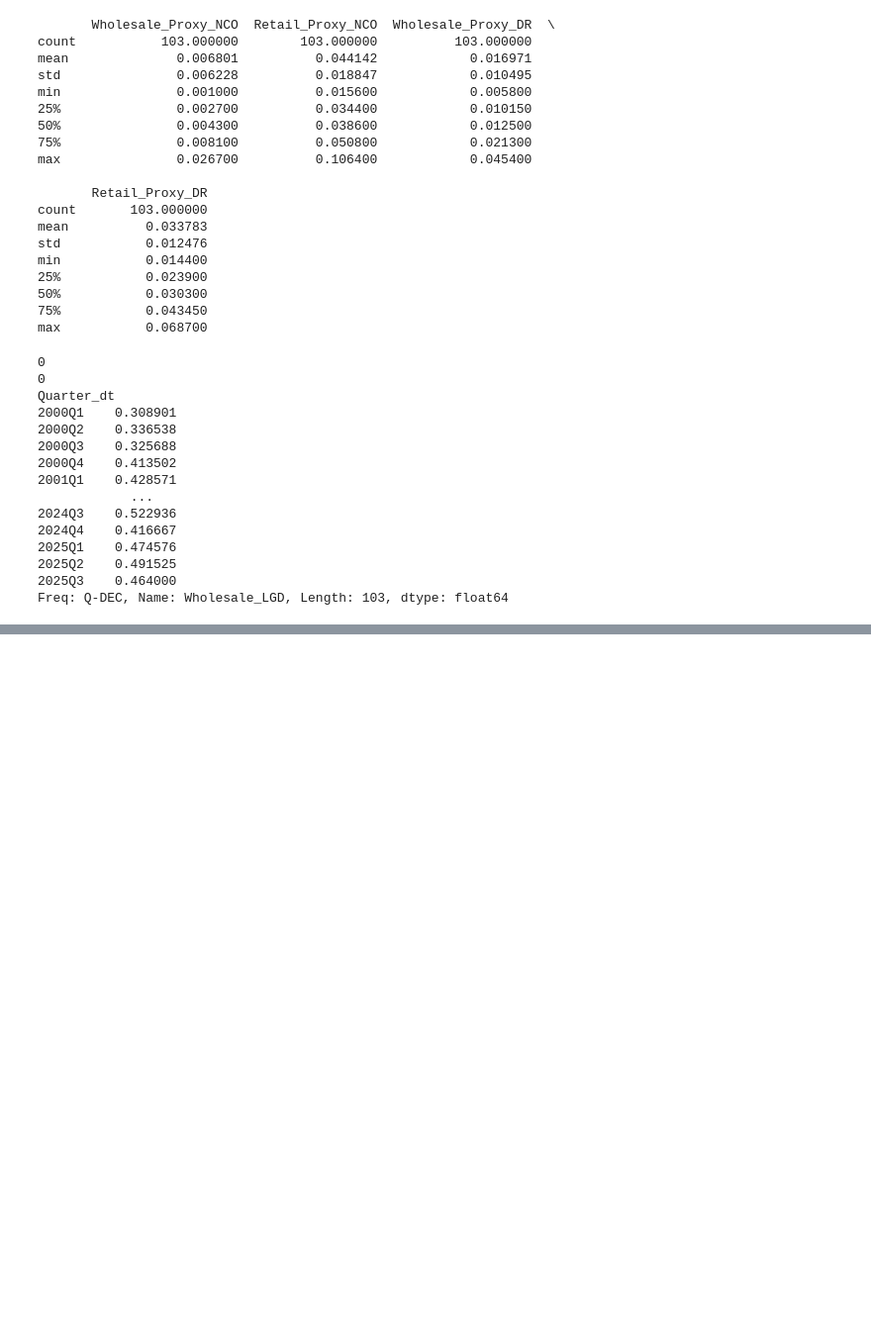
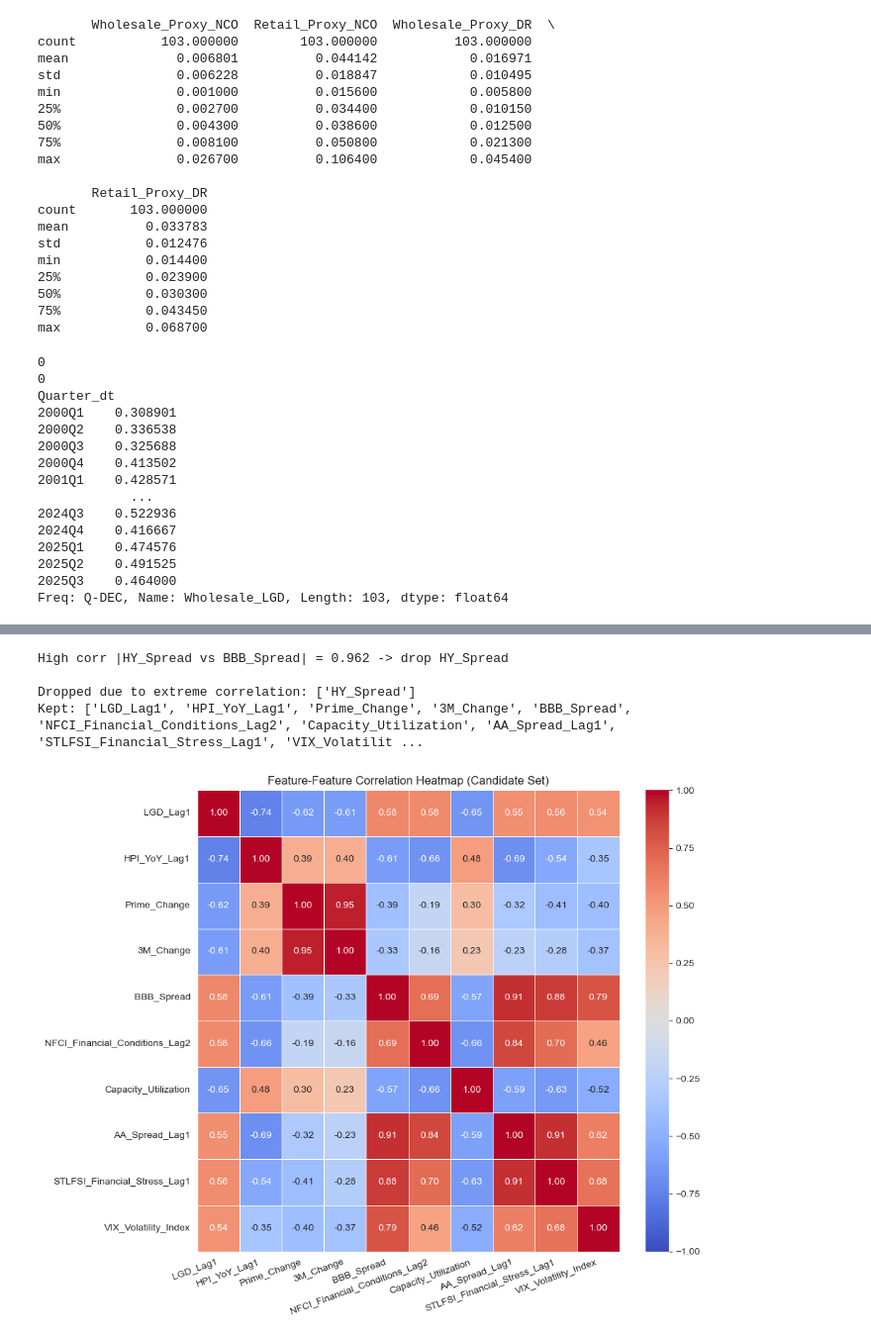
Before and after one commit to sohamjoshi1998/fim601-ccar, a Jupyter notebook: lgd_wholesale_model.ipynb, the cells around one changed output, grey strips where cells are left out. Shown at 99% size. Cells and saved outputs as stored; diff of their text form; code cells hidden in the pictures; blank space fills up the shorter version.

```diff
--- a/lgd_wholesale_model.ipynb
+++ b/lgd_wholesale_model.ipynb
@@ -158,0 +214,77 @@ plt.show()
+# %%
+def drop_high_corr_features(df, cols, threshold=0.95, prefer_keep=None, verbose=False):
+    """
+    Drop one feature from any pair with |corr| > threshold.
+    prefer_keep: set/list of column names you prefer to keep if conflict.
+    """
+    prefer_keep = set(prefer_keep or [])
+    X = df[cols].dropna()
+    corr = X.corr().abs()
+
+    to_drop = set()
+    cols_order = list(corr.columns)
+
+    for i in range(len(cols_order)):
+        for j in range(i+1, len(cols_order)):
+            a, b = cols_order[i], cols_order[j]
+            if corr.loc[a, b] > threshold:
+
+                if a in prefer_keep and b not in prefer_keep:
+                    drop = b
+                elif b in prefer_keep and a not in prefer_keep:
+                    drop = a
+                else:
+                    drop = b
+
+                to_drop.add(drop)
+
+                if verbose:
+                    print(f"High corr |{a} vs {b}| = {corr.loc[a,b]:.3f} -> drop {drop}")
+
+    kept = [c for c in cols if c not in to_drop]
+    return kept, sorted(to_drop), corr
+
+# Prefer-keep rules(family-based): prefer by base name (more robust)
+prefer_keep_base = {
+    "3M_Change": True,      # prefer keeping 3M_Change over Prime_Change: policy rate proxy
+    "BBB_Spread": True,     # prefer BBB over AA/HY if extreme corr occurs: corporate credit proxy
+}
+
+# Convert base preferences to exact names present in shortlist
+prefer_keep = set()
+for col in shortlist:
+    base = base_name(col)
+    if prefer_keep_base.get(base, False):  # only keep if explicitly marked True
+        prefer_keep.add(col)
+
+kept, dropped, corr_abs = drop_high_corr_features(
+    df_model,
+    shortlist,
+    threshold=0.95,
+    prefer_keep=prefer_keep,
+    verbose=True
+)
+
+print("\nDropped due to extreme correlation:", dropped)
+print("Kept:", kept)
+# %% [output]
+High corr |HY_Spread vs BBB_Spread| = 0.962 -> drop HY_Spread
+
+Dropped due to extreme correlation: ['HY_Spread']
+Kept: ['LGD_Lag1', 'HPI_YoY_Lag1', 'Prime_Change', '3M_Change', 'BBB_Spread', 'NFCI_Financial_Conditions_Lag2', 'Capacity_Utilization', 'AA_Spread_Lag1', 'STLFSI_Financial_Stress_Lag1', 'VIX_Volatilit ...
+# %%
+# Build Feature–Feature Corr Heatmap to avoid multicollinearity
+df_sub = df_model[kept].dropna().copy()
+
+corr = df_sub.corr()
+
+plt.figure(figsize=(10, 8))
+sns.heatmap(corr, annot=True, fmt=".2f", cmap="coolwarm", vmin=-1, vmax=1, linewidths=0.5)
+plt.title("Feature-Feature Correlation Heatmap (Candidate Set)")
+plt.xticks(rotation=20, ha='right')
+plt.yticks(rotation=0)
+plt.tight_layout()
+plt.savefig('./output/chart_lgd_wholesale_feature_candidate_correlation_heatmap.png', dpi=600, bbox_inches='tight')
+plt.show()
+# %% [output]
+[figure, added]
```
Also changed, not shown: parts of 10 cells of this notebook, 12 other files.
